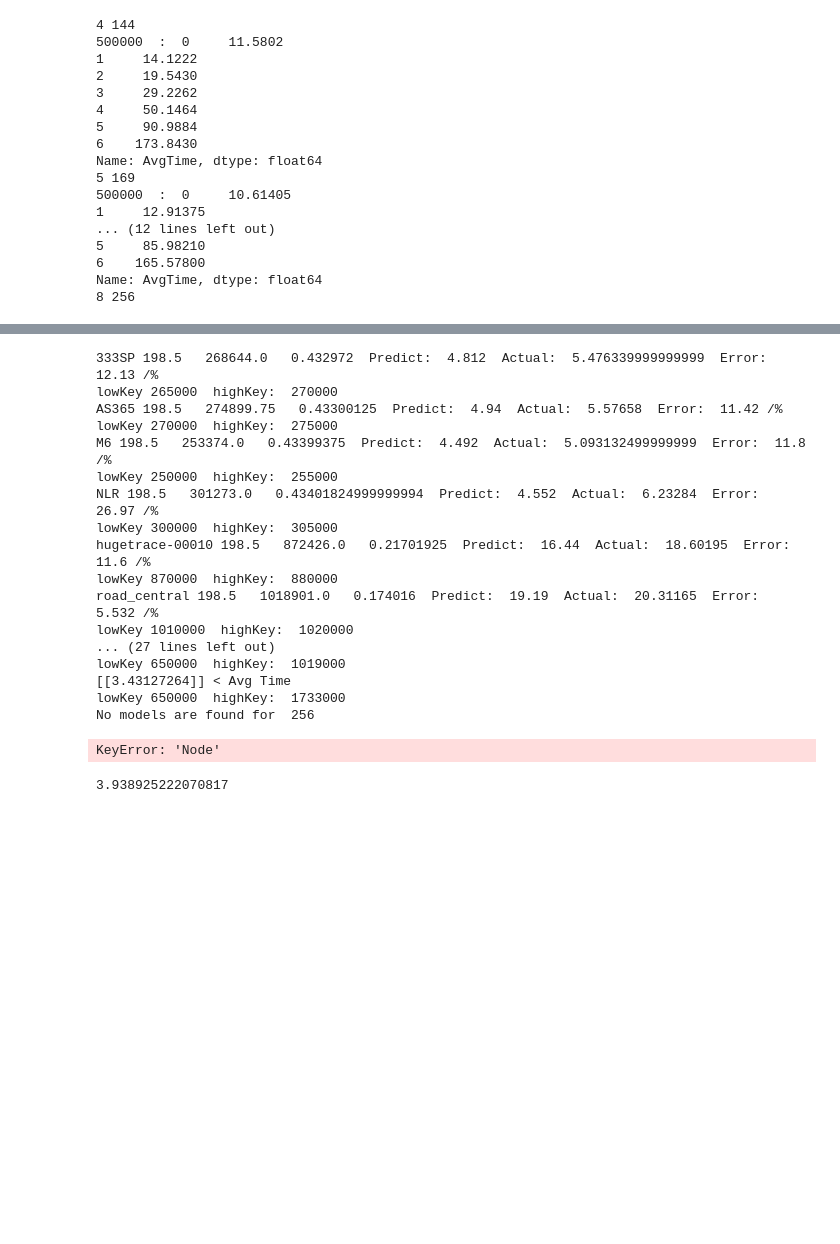
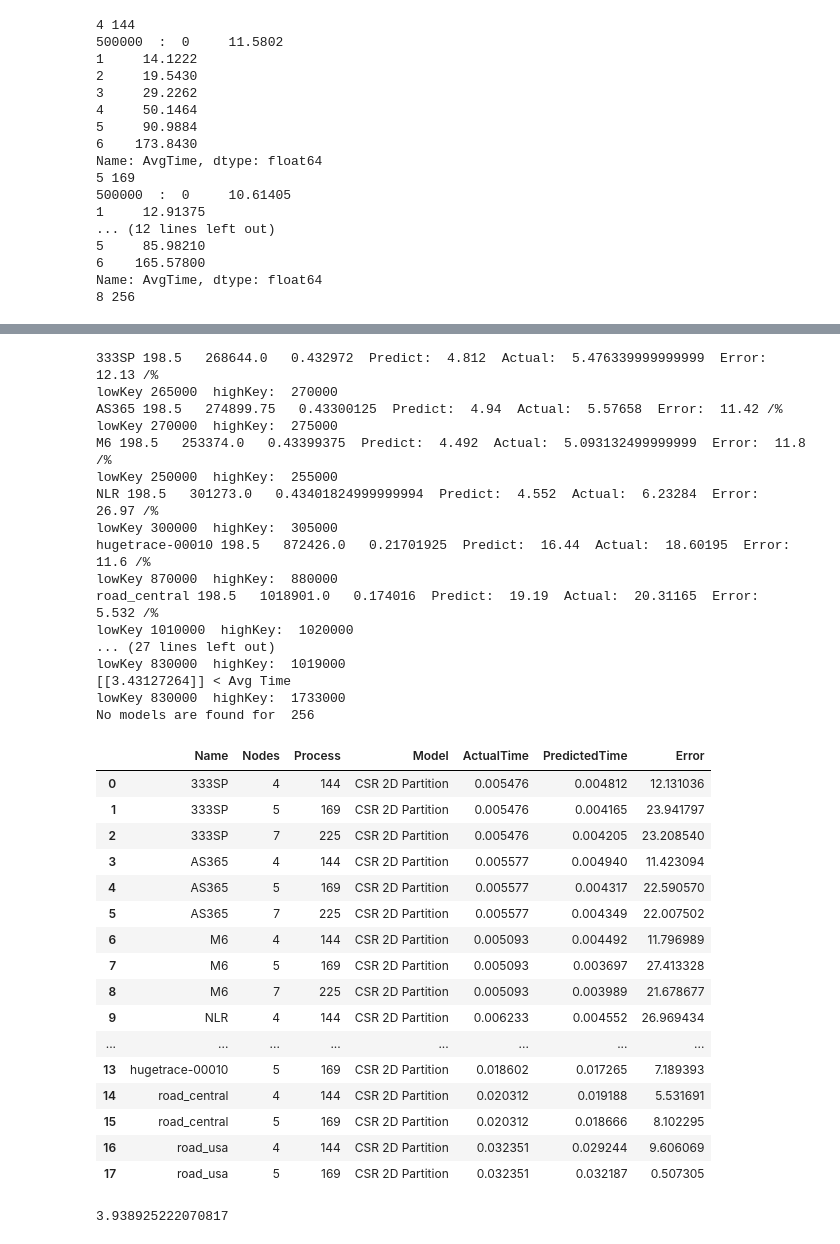
Before and after one commit to marufdsi/ConferencePapers, a Jupyter notebook: ICPP2021/ICPP_PLOTS_GEN.ipynb, the cells around one changed output, grey strips where cells are left out. Cells and saved outputs as stored; diff of their text form; code cells hidden in the pictures; blank space fills up the shorter version.

```diff
--- a/ICPP2021/ICPP_PLOTS_GEN.ipynb
+++ b/ICPP2021/ICPP_PLOTS_GEN.ipynb
@@ -1415,37 +1415,53 @@ for topo in topology:
                 p_time.append(predict[0][0]/1000)
             else:
                 print(y1, "< Avg Time")
             print("lowKey", lowKey, " highKey: ", highKey)
 
 csr_linear_pred["Name"] = mat
 csr_linear_pred["Nodes"] = _nodes
 csr_linear_pred["Process"] = _prcs
 csr_linear_pred["Model"] = model_name
 csr_linear_pred["ActualTime"] = a_time
 csr_linear_pred["PredictedTime"] = p_time
 csr_linear_pred["Error"] = err
 csr_linear_pred["Error"] = err
-csr_linear_pred = csr_linear_pred.sort_values(by=["Name", "Node", "Process"]).reset_index(drop=True)
+csr_linear_pred = csr_linear_pred.sort_values(by=["Name", "Nodes", "Process"]).reset_index(drop=True)
 csr_linear_pred
 # %% [output]
 333SP 198.5   268644.0   0.432972  Predict:  4.812  Actual:  5.476339999999999  Error:  12.13 /%
 lowKey 265000  highKey:  270000
 AS365 198.5   274899.75   0.43300125  Predict:  4.94  Actual:  5.57658  Error:  11.42 /%
 lowKey 270000  highKey:  275000
 M6 198.5   253374.0   0.43399375  Predict:  4.492  Actual:  5.093132499999999  Error:  11.8 /%
 lowKey 250000  highKey:  255000
 NLR 198.5   301273.0   0.43401824999999994  Predict:  4.552  Actual:  6.23284  Error:  26.97 /%
 lowKey 300000  highKey:  305000
 hugetrace-00010 198.5   872426.0   0.21701925  Predict:  16.44  Actual:  18.60195  Error:  11.6 /%
 lowKey 870000  highKey:  880000
 road_central 198.5   1018901.0   0.174016  Predict:  19.19  Actual:  20.31165  Error:  5.532 /%
 lowKey 1010000  highKey:  1020000
 ... (27 lines left out)
-lowKey 650000  highKey:  1019000
+lowKey 830000  highKey:  1019000
 [[3.43127264]] < Avg Time
-lowKey 650000  highKey:  1733000
+lowKey 830000  highKey:  1733000
 No models are found for  256
-KeyError: 'Node'
+|  | Name | Nodes | Process | Model | ActualTime | PredictedTime | Error |
+| 0 | 333SP | 4 | 144 | CSR 2D Partition | 0.005476 | 0.004812 | 12.131036 |
+| 1 | 333SP | 5 | 169 | CSR 2D Partition | 0.005476 | 0.004165 | 23.941797 |
+| 2 | 333SP | 7 | 225 | CSR 2D Partition | 0.005476 | 0.004205 | 23.208540 |
+| 3 | AS365 | 4 | 144 | CSR 2D Partition | 0.005577 | 0.004940 | 11.423094 |
+| 4 | AS365 | 5 | 169 | CSR 2D Partition | 0.005577 | 0.004317 | 22.590570 |
+| 5 | AS365 | 7 | 225 | CSR 2D Partition | 0.005577 | 0.004349 | 22.007502 |
+| 6 | M6 | 4 | 144 | CSR 2D Partition | 0.005093 | 0.004492 | 11.796989 |
+| 7 | M6 | 5 | 169 | CSR 2D Partition | 0.005093 | 0.003697 | 27.413328 |
+| 8 | M6 | 7 | 225 | CSR 2D Partition | 0.005093 | 0.003989 | 21.678677 |
+| 9 | NLR | 4 | 144 | CSR 2D Partition | 0.006233 | 0.004552 | 26.969434 |
+| ... | ... | ... | ... | ... | ... | ... | ... |
+| 13 | hugetrace-00010 | 5 | 169 | CSR 2D Partition | 0.018602 | 0.017265 | 7.189393 |
+| 14 | road_central | 4 | 144 | CSR 2D Partition | 0.020312 | 0.019188 | 5.531691 |
+| 15 | road_central | 5 | 169 | CSR 2D Partition | 0.020312 | 0.018666 | 8.102295 |
+| 16 | road_usa | 4 | 144 | CSR 2D Partition | 0.032351 | 0.029244 | 9.606069 |
+| 17 | road_usa | 5 | 169 | CSR 2D Partition | 0.032351 | 0.032187 | 0.507305 |
 # %%
 predict[0][0]
 # %% [output]
```
Also changed, not shown: parts of 6 cells of this notebook, 3 other files.
